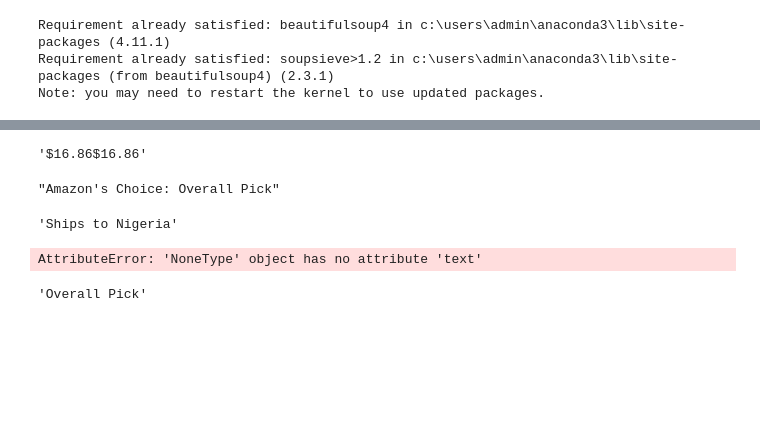
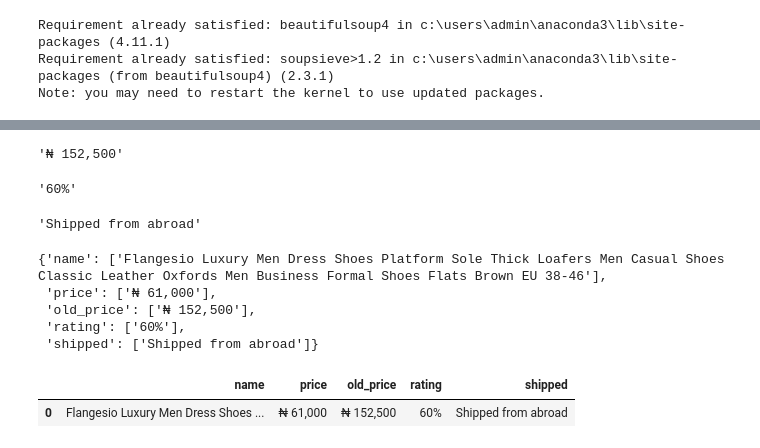
Before and after one commit to charle89/web-scraping-and-data-analysisof-E-commerce-product-listing-on-jumia, a Jupyter notebook: web scraping data analysis of e commerce product listing on jumia.ipynb, the cells around one changed output, grey strips where cells are left out. Saved outputs shown, nothing was run; the diff lists cells and outputs as text; code cells hidden in the pictures; blank space fills up the shorter version.

```diff
--- a/web scraping data analysis of e commerce product listing on jumia.ipynb
+++ b/web scraping data analysis of e commerce product listing on jumia.ipynb
@@ -113,20 +118,41 @@ first_watch
+# %%
+old_price=container.find("div", {"class" : "old"}).text
+old_price
+# %% [output]
+'₦ 152,500'
 # %%
-first_watch.find("span", class_="a-price").text
+rating = container.find("div", {"class" :"bdg _dsct _sm"}).text
+rating
 # %% [output]
-'$16.86$16.86'
+'60%'
 # %%
-first_watch.find("span", class_="a-size-base-plus").text
+shipped = container.find("div", {"class": "bdg _glb _xs"}).text
+shipped
 # %% [output]
-"Amazon's Choice: Overall Pick"
+'Shipped from abroad'
 # %%
-first_watch.find("span", class_="a-size-small").text
+all_info = {
+    "name":[],
+    "price":[],
+    "old_price":[],
+    "rating":[],
+    "shipped":[]
+}
+all_info["name"].append(name)
+all_info["price"].append(price)
+all_info["old_price"].append(old_price)
+all_info["rating"].append(rating)
+all_info["shipped"].append(shipped)
-# %% [output]
-'Ships to Nigeria'
+# %%
+all_info
+# %% [output]
+{'name': ['Flangesio Luxury Men Dress Shoes Platform Sole Thick Loafers Men Casual Shoes Classic Leather Oxfords Men Business Formal Shoes Flats Brown EU 38-46'],
+ 'price': ['₦ 61,000'],
+ 'old_price': ['₦ 152,500'],
+ 'rating': ['60%'],
+ 'shipped': ['Shipped from abroad']}
 # %%
-first_watch.find("span", class_="a-section a-spacing-small").text
+pd.DataFrame(all_info, index=[0])
 # %% [output]
-AttributeError: 'NoneType' object has no attribute 'text'
+|  | name | price | old_price | rating | shipped |
+| 0 | Flangesio Luxury Men Dress Shoes ... | ₦ 61,000 | ₦ 152,500 | 60% | Shipped from abroad |
-# %%
-first_watch.find("span", class_="a-declarative").text
-# %% [output]
-'Overall Pick'
```
Also changed, not shown: parts of 26 cells of this notebook.
